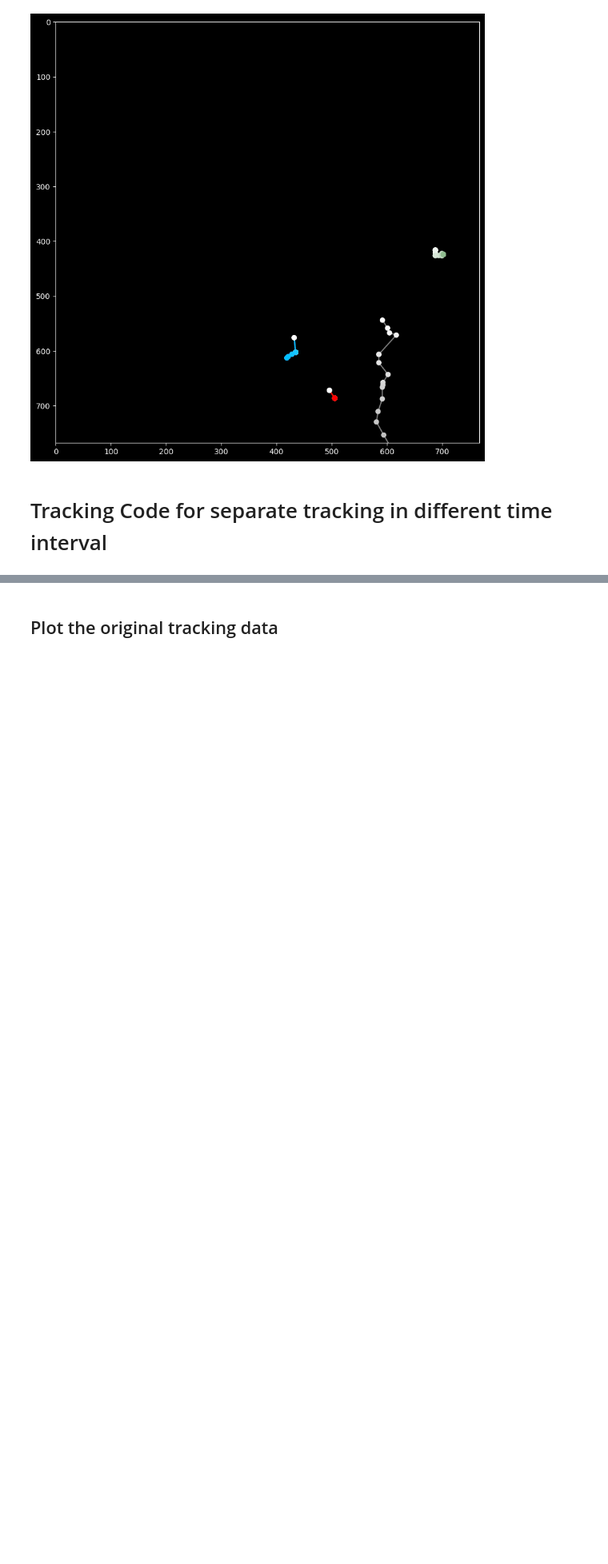
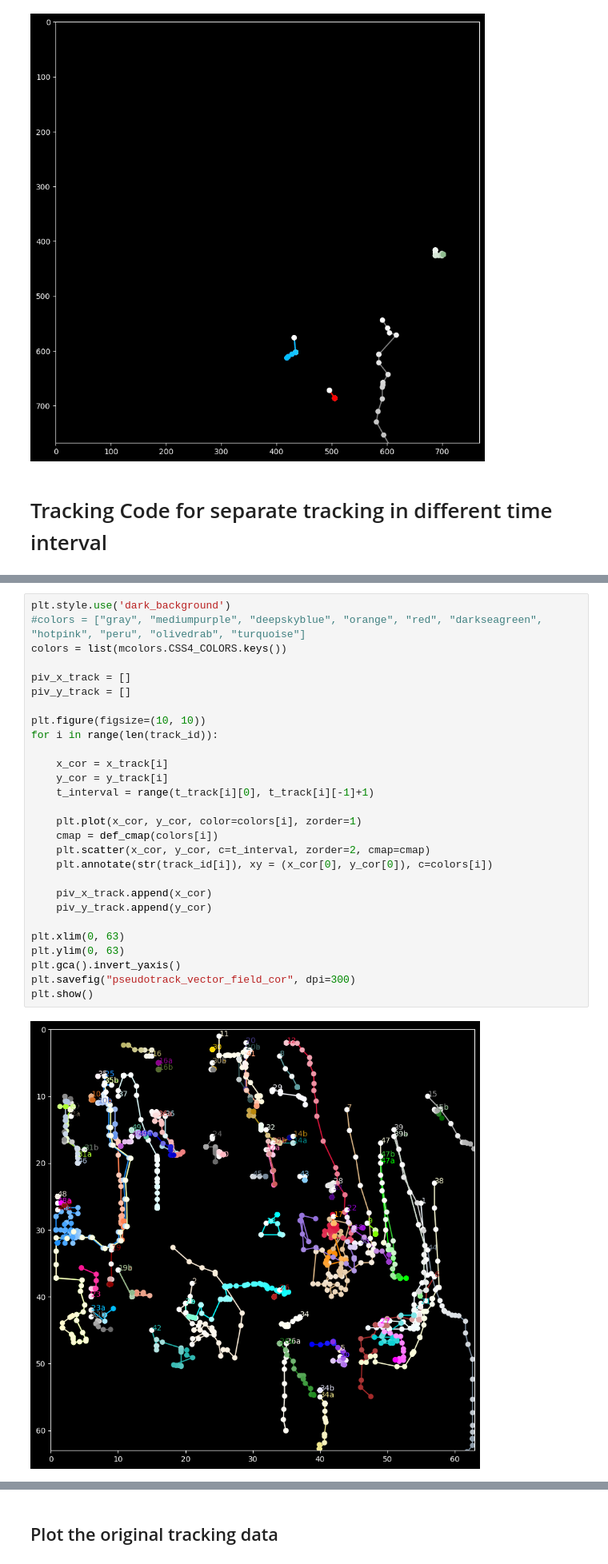
Before and after one commit to rzhou-space/PIV_analysis_headon_data, a Jupyter notebook: Tracking_visualization.ipynb, the cells around one changed output, grey strips where cells are left out. Shown at 80% size. Saved outputs shown, nothing was run; the diff lists cells and outputs as text; blank space fills up the shorter version.

```diff
--- a/Tracking_visualization.ipynb
+++ b/Tracking_visualization.ipynb
@@ -61 +75,31 @@ for i in track_id:
+# %%
+plt.style.use('dark_background')
+#colors = ["gray", "mediumpurple", "deepskyblue", "orange", "red", "darkseagreen", "hotpink", "peru", "olivedrab", "turquoise"]
+colors = list(mcolors.CSS4_COLORS.keys())
+
+piv_x_track = []
+piv_y_track = []
+
+plt.figure(figsize=(10, 10))
+for i in range(len(track_id)):
+
+    x_cor = x_track[i]
+    y_cor = y_track[i]
+    t_interval = range(t_track[i][0], t_track[i][-1]+1)
+
+    plt.plot(x_cor, y_cor, color=colors[i], zorder=1)
+    cmap = def_cmap(colors[i])
+    plt.scatter(x_cor, y_cor, c=t_interval, zorder=2, cmap=cmap)
+    plt.annotate(str(track_id[i]), xy = (x_cor[0], y_cor[0]), c=colors[i])
+
+    piv_x_track.append(x_cor)
+    piv_y_track.append(y_cor)
+
+plt.xlim(0, 63)
+plt.ylim(0, 63)
+plt.gca().invert_yaxis()
+plt.savefig("pseudotrack_vector_field_cor", dpi=300)
+plt.show()
+# %% [output]
+[figure, added]
 # %% [markdown]
```
Also changed, not shown: parts of 10 cells of this notebook, 1 other file.
